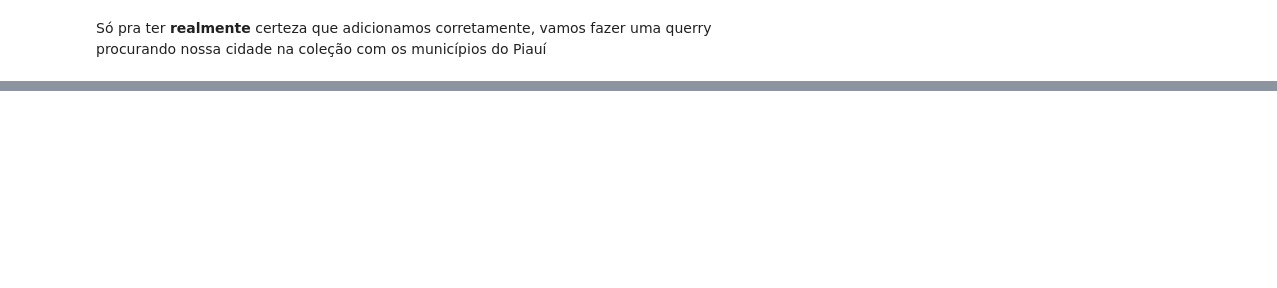
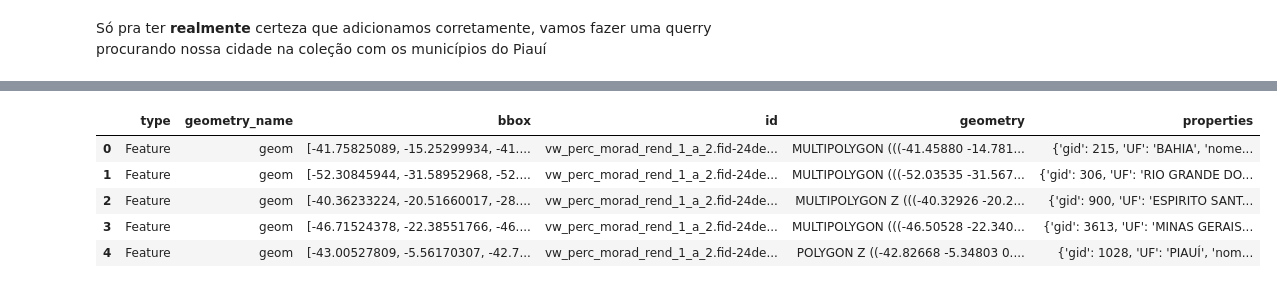
Before and after one commit to Erickslb/databasesA2, a Jupyter notebook: Banco de Dados - A2.ipynb, the cells around one changed output, grey strips where cells are left out. Saved outputs shown, nothing was run; the diff lists cells and outputs as text; code cells hidden in the pictures; blank space fills up the shorter version.

```diff
--- a/Banco de Dados - A2.ipynb
+++ b/Banco de Dados - A2.ipynb
@@ -159,0 +210,9 @@ df_piaui.head()
+# %%
+gdf_renda.head()
+# %% [output]
+|  | type | geometry_name | bbox | id | geometry | properties |
+| 0 | Feature | geom | [-41.75825089, -15.25299934, -41.... | vw_perc_morad_rend_1_a_2.fid-24de... | MULTIPOLYGON (((-41.45880 -14.781... | {'gid': 215, 'UF': 'BAHIA', 'nome... |
+| 1 | Feature | geom | [-52.30845944, -31.58952968, -52.... | vw_perc_morad_rend_1_a_2.fid-24de... | MULTIPOLYGON (((-52.03535 -31.567... | {'gid': 306, 'UF': 'RIO GRANDE DO... |
+| 2 | Feature | geom | [-40.36233224, -20.51660017, -28.... | vw_perc_morad_rend_1_a_2.fid-24de... | MULTIPOLYGON Z (((-40.32926 -20.2... | {'gid': 900, 'UF': 'ESPIRITO SANT... |
+| 3 | Feature | geom | [-46.71524378, -22.38551766, -46.... | vw_perc_morad_rend_1_a_2.fid-24de... | MULTIPOLYGON (((-46.50528 -22.340... | {'gid': 3613, 'UF': 'MINAS GERAIS... |
+| 4 | Feature | geom | [-43.00527809, -5.56170307, -42.7... | vw_perc_morad_rend_1_a_2.fid-24de... | POLYGON Z ((-42.82668 -5.34803 0.... | {'gid': 1028, 'UF': 'PIAUÍ', 'nom... |
```
Also changed, not shown: parts of 33 cells of this notebook.
